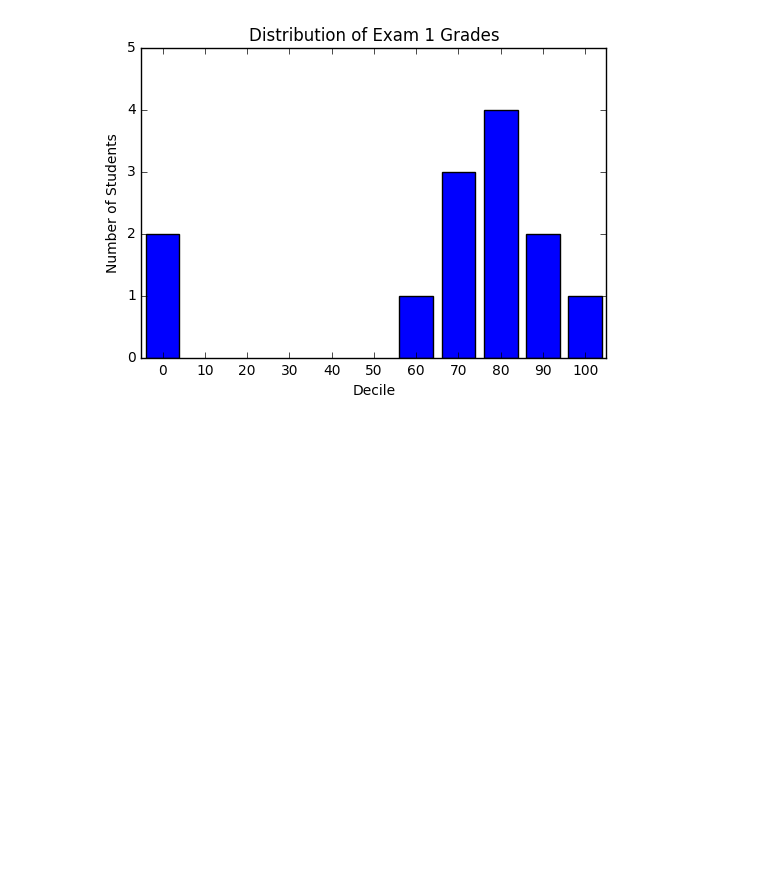
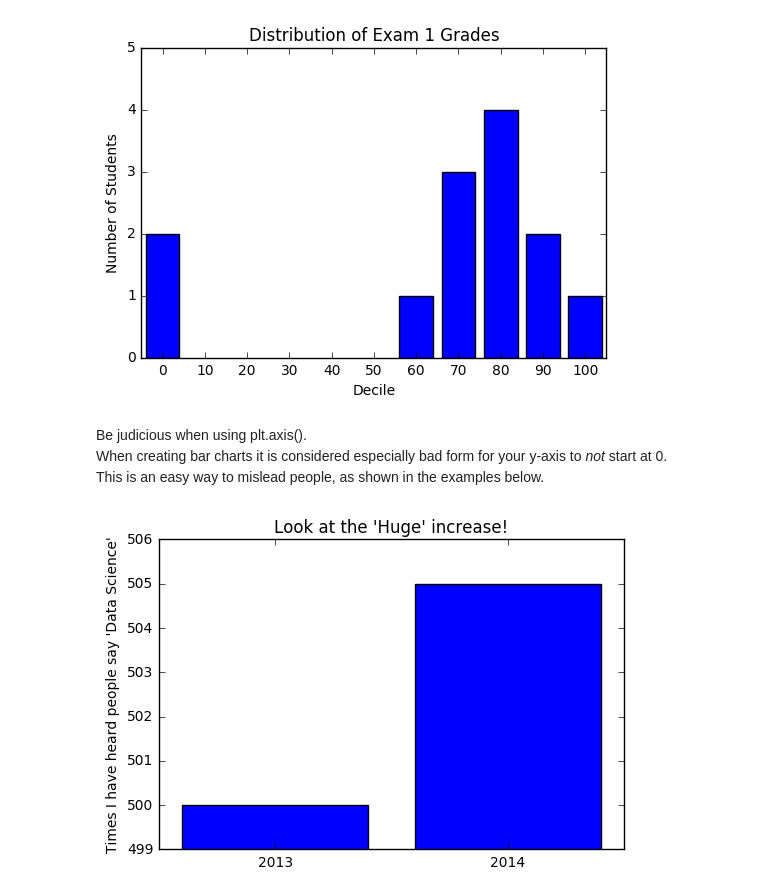
Before and after one commit to bgroveben/DataScienceFromScratch, a Jupyter notebook: 3_Chapter_Visualizing_Data.ipynb, the cells around one changed output. Saved outputs shown, nothing was run; the diff lists cells and outputs as text; code cells hidden in the pictures; blank space fills up the shorter version.

Commit message:
Chapter 3 -- Bar Charts

```diff
--- a/3_Chapter_Visualizing_Data.ipynb
+++ b/3_Chapter_Visualizing_Data.ipynb
@@ -66,3 +76,25 @@ plt.title("Distribution of Exam 1 Grades")
 plt.show()
 # %% [output]
 [figure]
+# %% [markdown]
+Be judicious when using plt.axis().
+When creating bar charts it is considered especially bad form for your y-axis to <em>not</em> start at 0.
+This is an easy way to mislead people, as shown in the examples below.
+# %%
+# Figure 3-4
+mentions = [500, 505]
+years = [2013, 2014]
+
+plt.bar([2012.6, 2013.6], mentions, 0.8)
+plt.xticks(years)
+plt.ylabel("Times I have heard people say 'Data Science'")
+
+# if you don't include the following code, matplotlib will label the x-axis 0,1 and add a +2.013e3 in the corner:
+plt.ticklabel_format(useOffset=False)
+
+# misleading y-axis only shows the part above 500
+plt.axis([2012.5, 2014.5,499,506])
+plt.title("Look At The 'Huge' Increase!")
+plt.show()
+# %% [output]
+[figure, added]
```
Also changed, not shown: parts of 6 cells of this notebook, 1 other file.
